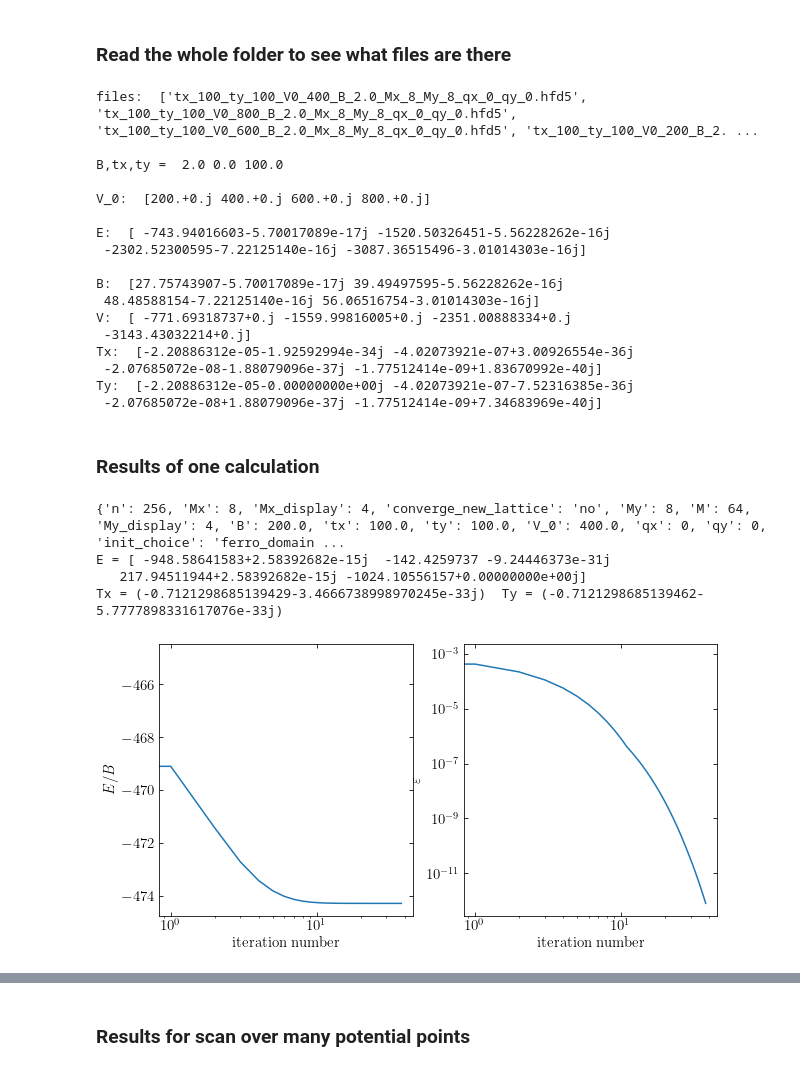
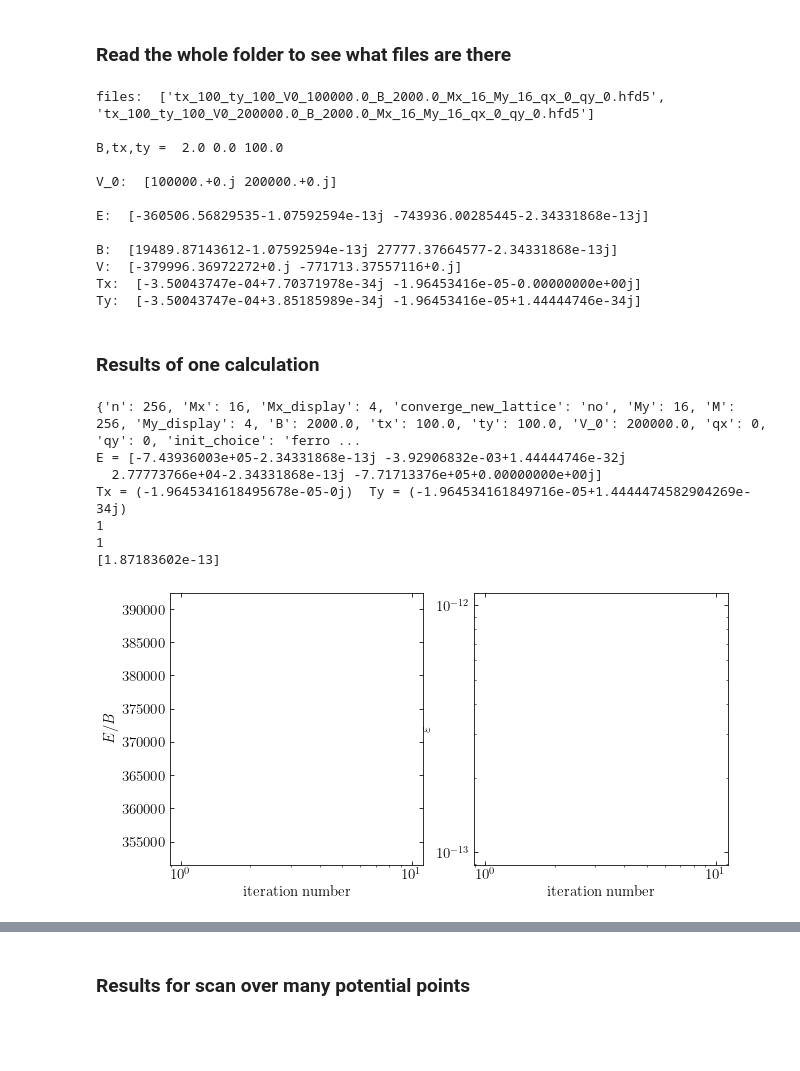
Before and after one commit to Progklui/rotor_lattice_models, a Jupyter notebook: calculation_check.ipynb, the cells around one changed output, grey strips where cells are left out. Saved outputs shown, nothing was run; the diff lists cells and outputs as text; code cells hidden in the pictures; blank space fills up the shorter version.

```diff
--- a/calculation_check.ipynb
+++ b/calculation_check.ipynb
@@ -158,7 +158,7 @@ params["Mx"] = 2
 params["My"] = 256
 
 check_sys = 'tx_100_ty_100'
-check_sym = '_B_2.0_Mx_8_My_8_qx_0_qy_0'
+check_sym = '_B_2000.0_Mx_16_My_16_qx_0_qy_0'
 file_path = 'results/perturbation_theory/tx_100_ty_100/sp/'
 
 h5_io_object = h_in.io_hdf5()
@@ -176,27 +176,22 @@ print('V: ', V_arr)
 print('Tx: ', Tx_arr)
 print('Ty: ', Ty_arr)
 # %% [output]
-files:  ['tx_100_ty_100_V0_400_B_2.0_Mx_8_My_8_qx_0_qy_0.hfd5', 'tx_100_ty_100_V0_800_B_2.0_Mx_8_My_8_qx_0_qy_0.hfd5', 'tx_100_ty_100_V0_600_B_2.0_Mx_8_My_8_qx_0_qy_0.hfd5', 'tx_100_ty_100_V0_200_B_2. ...
+files:  ['tx_100_ty_100_V0_100000.0_B_2000.0_Mx_16_My_16_qx_0_qy_0.hfd5', 'tx_100_ty_100_V0_200000.0_B_2000.0_Mx_16_My_16_qx_0_qy_0.hfd5']
 
 B,tx,ty =  2.0 0.0 100.0
 
-V_0:  [200.+0.j 400.+0.j 600.+0.j 800.+0.j]
+V_0:  [100000.+0.j 200000.+0.j]
 
-E:  [ -743.94016603-5.70017089e-17j -1520.50326451-5.56228262e-16j
- -2302.52300595-7.22125140e-16j -3087.36515496-3.01014303e-16j]
+E:  [-360506.56829535-1.07592594e-13j -743936.00285445-2.34331868e-13j]
 
-B:  [27.75743907-5.70017089e-17j 39.49497595-5.56228262e-16j
- 48.48588154-7.22125140e-16j 56.06516754-3.01014303e-16j]
-V:  [ -771.69318737+0.j -1559.99816005+0.j -2351.00888334+0.j
- -3143.43032214+0.j]
-Tx:  [-2.20886312e-05-1.92592994e-34j -4.02073921e-07+3.00926554e-36j
- -2.07685072e-08-1.88079096e-37j -1.77512414e-09+1.83670992e-40j]
-Ty:  [-2.20886312e-05-0.00000000e+00j -4.02073921e-07-7.52316385e-36j
- -2.07685072e-08+1.88079096e-37j -1.77512414e-09+7.34683969e-40j]
+B:  [19489.87143612-1.07592594e-13j 27777.37664577-2.34331868e-13j]
+V:  [-379996.36972272+0.j -771713.37557116+0.j]
+Tx:  [-3.50043747e-04+7.70371978e-34j -1.96453416e-05-0.00000000e+00j]
+Ty:  [-3.50043747e-04+3.85185989e-34j -1.96453416e-05+1.44444746e-34j]
 # %% [markdown]
 ### Results of one calculation
 # %%
-file = file_list[3]
+file = file_list[1]
 psi, params = h5_io_object.get_psi(file_path+file)
 e_evo, epsilon_evo = h5_io_object.get_evo_values(file_path+file)
 
@@ -212,36 +207,42 @@ print('Tx =', Tx, ' Ty =', Ty)
 A = 6
 plt.rc('figure', figsize=[46.82 * .5**(.5 * A), 33.11 * .5**(.5 * A)])
 plt.rc('text', usetex=True)
 plt.rc('font', family='serif')
 font_size = 15
 
 fig, axs = plt.subplots(1,2, figsize=(10,5))
 
-axs[0].plot(e_evo/B)
+print(len(e_evo))
+print(len(epsilon_evo))
+
+axs[0].plot(np.abs(e_evo)/B)
 axs[1].plot(epsilon_evo)
 
 axs[0].set_xscale('log')
 
 axs[1].set_xscale('log')
 axs[1].set_yscale('log')
 
 axs[0].set_xlabel(r'iteration number', fontsize=font_size)
 axs[0].set_ylabel(r'$E/B$', fontsize=font_size)
 
 axs[1].set_xlabel(r'iteration number', fontsize=font_size)
 axs[1].set_ylabel(r'$\varepsilon$', fontsize=font_size)
 
 axs[0].tick_params(axis='x', direction='in', length=4, top=True, labelsize=font_size)
 axs[0].tick_params(axis='y', direction='in', length=4, right=True, labelsize=font_size)
 
 axs[1].tick_params(axis='x', direction='in', length=4, top=True, labelsize=font_size)
 axs[1].tick_params(axis='y', direction='in', length=4, right=True, labelsize=font_size)
 
 axs[0].tick_params(which='minor', axis='y', direction='in', right=True)
 axs[1].tick_params(which='minor', axis='y', direction='in', right=True)
 # %% [output]
-{'n': 256, 'Mx': 8, 'Mx_display': 4, 'converge_new_lattice': 'no', 'My': 8, 'M': 64, 'My_display': 4, 'B': 200.0, 'tx': 100.0, 'ty': 100.0, 'V_0': 400.0, 'qx': 0, 'qy': 0, 'init_choice': 'ferro_domain ...
-E = [ -948.58641583+2.58392682e-15j  -142.4259737 -9.24446373e-31j
-   217.94511944+2.58392682e-15j -1024.10556157+0.00000000e+00j]
-Tx = (-0.7121298685139429-3.4666738998970245e-33j)  Ty = (-0.7121298685139462-5.7777898331617076e-33j)
+{'n': 256, 'Mx': 16, 'Mx_display': 4, 'converge_new_lattice': 'no', 'My': 16, 'M': 256, 'My_display': 4, 'B': 2000.0, 'tx': 100.0, 'ty': 100.0, 'V_0': 200000.0, 'qx': 0, 'qy': 0, 'init_choice': 'ferro ...
+E = [-7.43936003e+05-2.34331868e-13j -3.92906832e-03+1.44444746e-32j
+  2.77773766e+04-2.34331868e-13j -7.71713376e+05+0.00000000e+00j]
+Tx = (-1.9645341618495678e-05-0j)  Ty = (-1.964534161849716e-05+1.4444474582904269e-34j)
+1
+1
+[1.87183602e-13]
-[figure, old version]
+[figure, new version]
```
Also changed, not shown: parts of 1 cell of this notebook, 1 other file.
